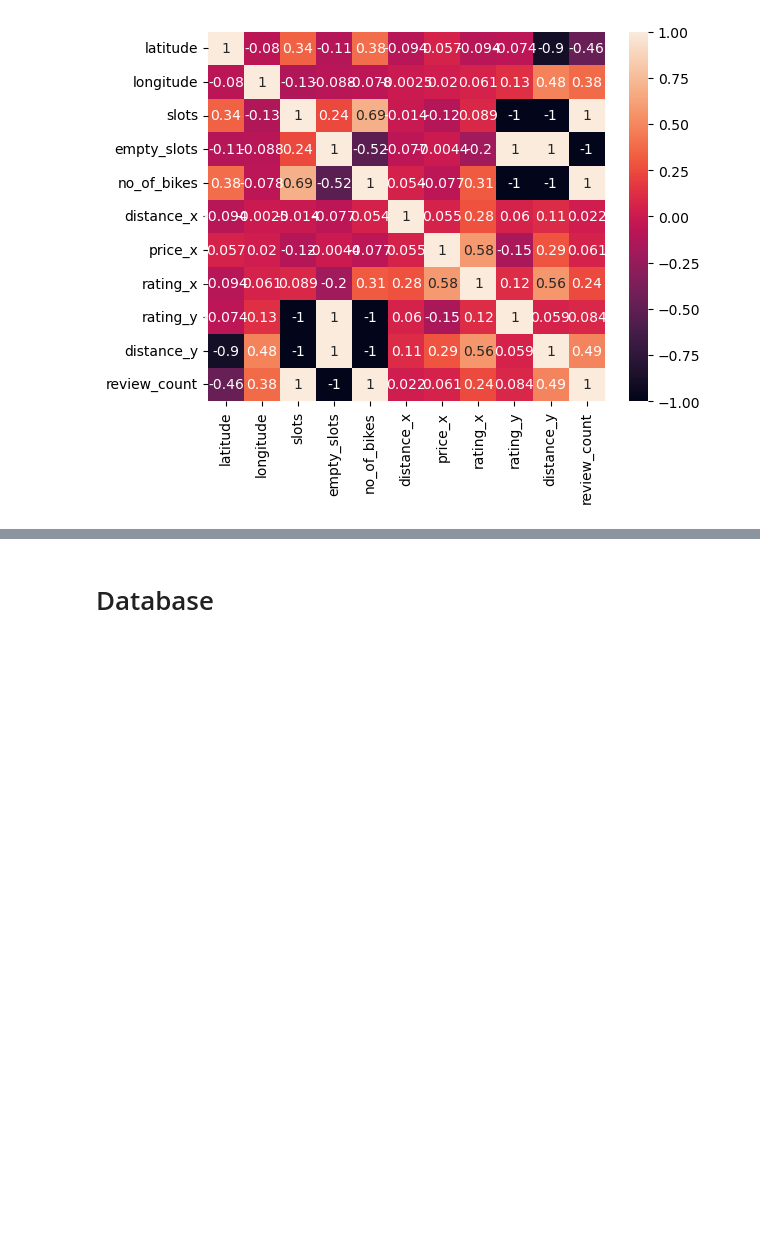
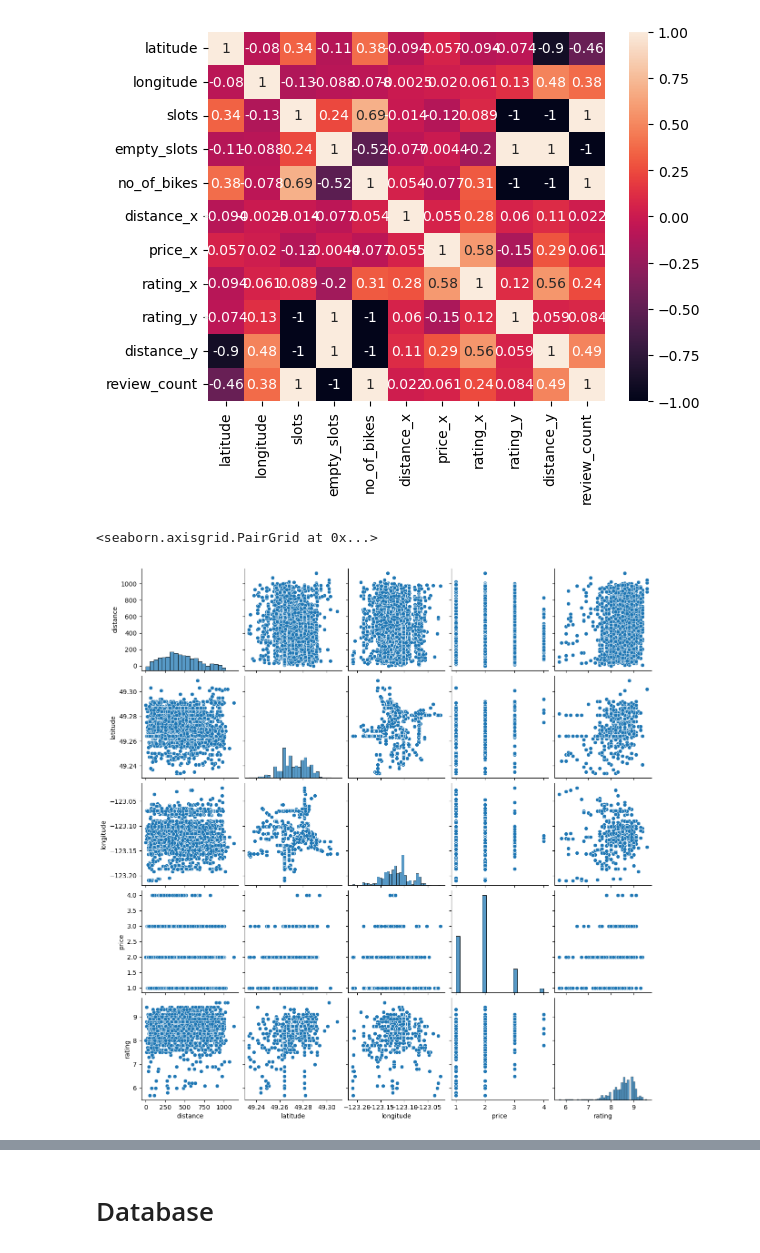
Before and after one commit to Parkavi-S/Statistical-Modellilng-Python-Project, a Jupyter notebook: notebooks/joining_data.ipynb, the cells around one changed output, grey strips where cells are left out. Drawn from its saved outputs; the diff is of its cells as text; code cells hidden in the pictures; blank space fills up the shorter version.

```diff
--- a/notebooks/joining_data.ipynb
+++ b/notebooks/joining_data.ipynb
@@ -131,3 +147,8 @@ sns.heatmap(fig,annot=True)
 # %% [output]
 <Axes: >
 [figure]
+# %%
+sns.pairplot(foursquare_df, diag_kind="hist")
+# %% [output]
+<seaborn.axisgrid.PairGrid at 0x...>
+[figure, added]
```
Also changed, not shown: parts of 14 cells of this notebook.
